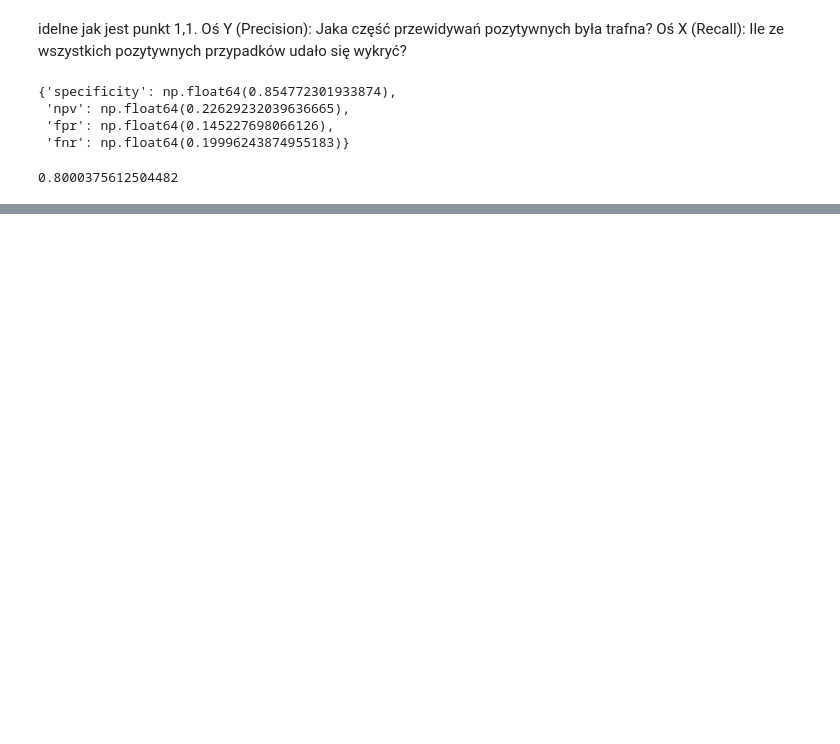
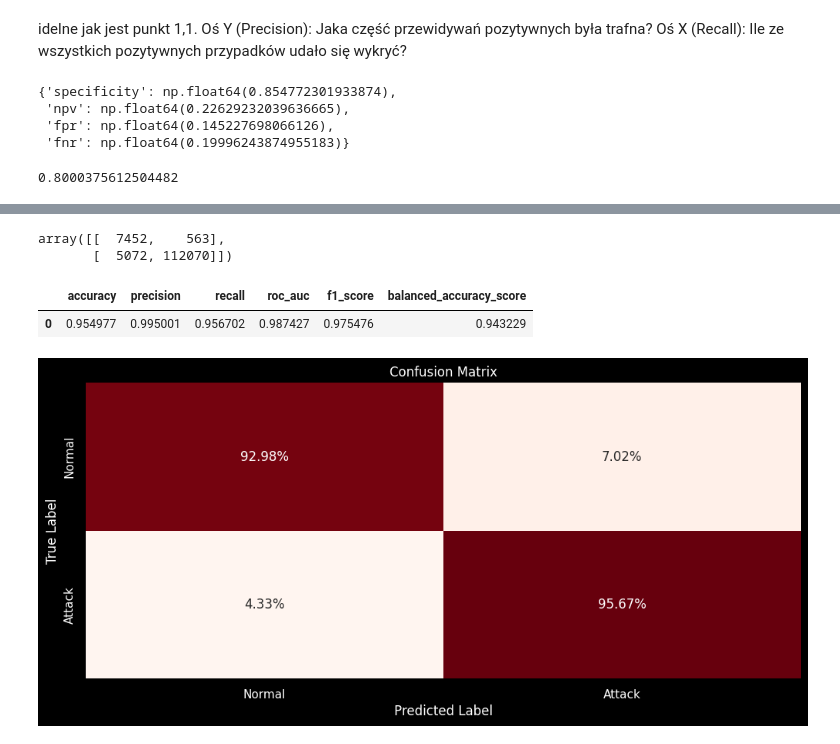
Before and after one commit to mikolajek22/IoT-Intrusion-Detection, a Jupyter notebook: project.ipynb, the cells around one changed output, grey strips where cells are left out. Cells and saved outputs as stored; diff of their text form; code cells hidden in the pictures; blank space fills up the shorter version.

```diff
--- a/project.ipynb
+++ b/project.ipynb
@@ -1031,0 +1426,7 @@ display(conf_metric)
+# %%
+rf_pipeline = Pipeline(steps=[
+    ("preprocessing", preprocessor),
+    ("model", rf_model)
+])
+# %%
+rf_pipeline.fit(X_train, y_train)
@@ -1031,0 +1453,26 @@ display(conf_metric)
+# %%
+y_pred_rf = rf_pipeline.predict(X_test)
+y_proba_rf = rf_pipeline.predict_proba(X_test)[:, 1]
+# %%
+conf_matrix_best = confusion_matrix(y_test, y_pred_rf)
+
+display(conf_matrix_best)
+metrics = {
+        "accuracy": accuracy_score(y_test, y_pred_rf),
+        "precision": precision_score(y_test, y_pred_rf),
+        "recall": recall_score(y_test, y_pred_rf),
+        "roc_auc": roc_auc_score(y_test, y_proba_rf),
+        "f1_score": f1_score(y_test, y_pred_rf),
+        "balanced_accuracy_score": balanced_accuracy_score(y_test, y_pred_rf)
+    }
+metric_pd = pd.DataFrame([metrics])
+display(metric_pd)
+# %% [output]
+array([[  7452,    563],
+       [  5072, 112070]])
+|  | accuracy | precision | recall | roc_auc | f1_score | balanced_accuracy_score |
+| 0 | 0.954977 | 0.995001 | 0.956702 | 0.987427 | 0.975476 | 0.943229 |
+# %%
+plot_conf_matrix(conf_matrix_best)
+# %% [output]
+[figure, added]
```
Also changed, not shown: parts of 80 cells of this notebook.
